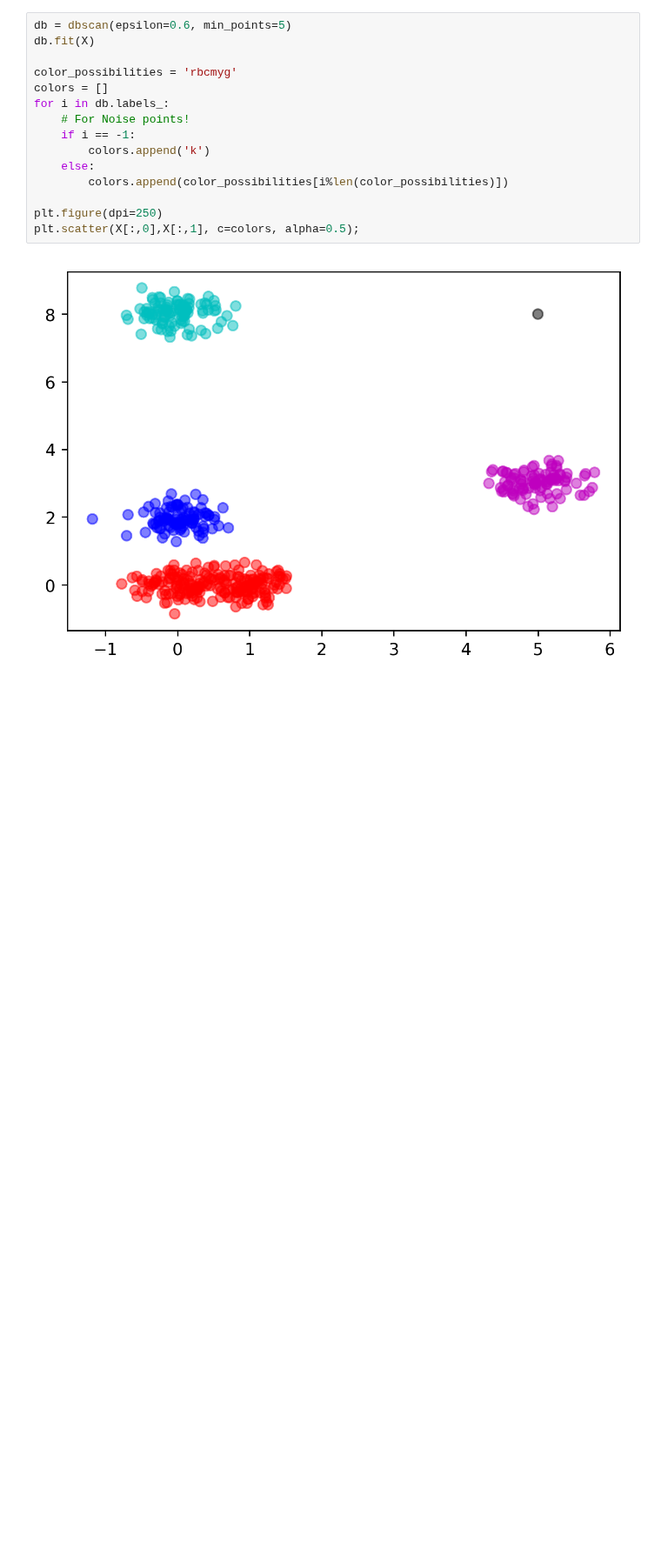
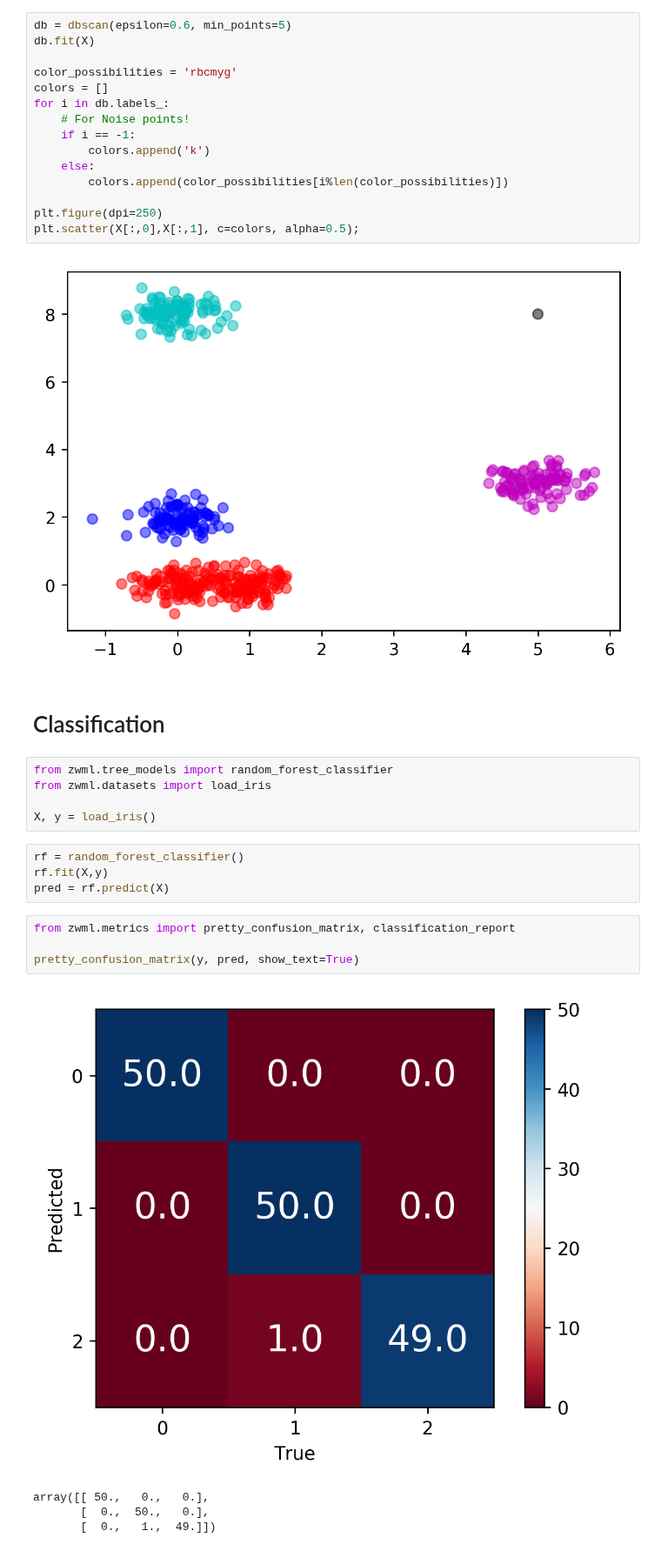
Before and after one commit to ZWMiller/machine_learning_from_scratch, a Jupyter notebook: example_use.ipynb, the cells around one changed output. Shown at 87% size. Cells and saved outputs as stored; diff of their text form; blank space fills up the shorter version.

Commit message:
add classifier metrics

```diff
--- a/example_use.ipynb
+++ b/example_use.ipynb
@@ -118,3 +118,23 @@ plt.figure(dpi=250)
 plt.scatter(X[:,0],X[:,1], c=colors, alpha=0.5);
 # %% [output]
 [figure]
+# %% [markdown]
+# Classification
+# %%
+from zwml.tree_models import random_forest_classifier
+from zwml.datasets import load_iris
+
+X, y = load_iris()
+# %%
+rf = random_forest_classifier()
+rf.fit(X,y)
+pred = rf.predict(X)
+# %%
+from zwml.metrics import pretty_confusion_matrix, classification_report
+
+pretty_confusion_matrix(y, pred, show_text=True)
+# %% [output]
+[figure, added]
+array([[ 50.,   0.,   0.],
+       [  0.,  50.,   0.],
+       [  0.,   1.,  49.]])
```
Also changed, not shown: parts of 1 cell of this notebook, 2 other files.
